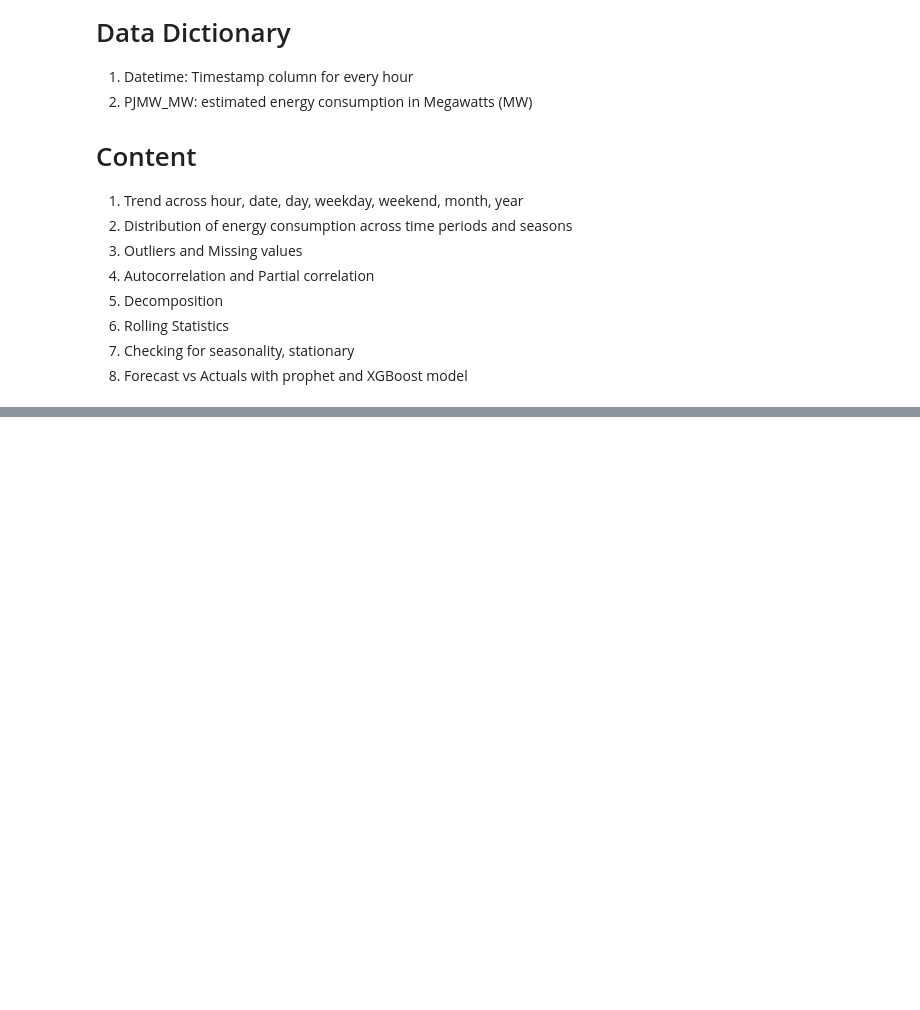
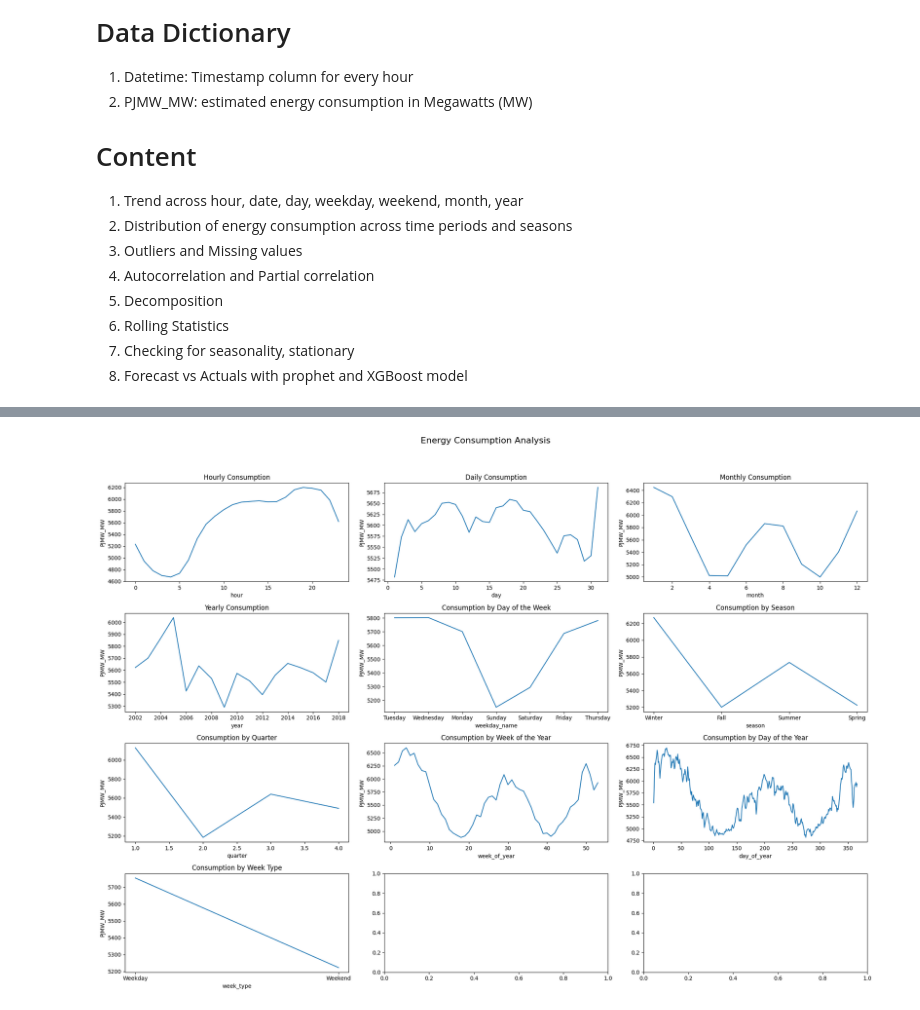
Before and after one commit to BenRoshan100/Power-Consumption-Forecasting, a Jupyter notebook: power_forecasting_eda.ipynb, the cells around one changed output, grey strips where cells are left out. Cells and saved outputs as stored; diff of their text form; code cells hidden in the pictures; blank space fills up the shorter version.

```diff
--- a/power_forecasting_eda.ipynb
+++ b/power_forecasting_eda.ipynb
@@ -57,11 +52 @@ memory usage: 142.5+ MB
-# %%
-columns_to_convert=['Global_active_power',
-    'Global_reactive_power',
-    'Voltage',
-    'Global_intensity',
-    'Sub_metering_1',
-    'Sub_metering_2']
-
-for column in columns_to_convert:
-    power_forecasting[column] = pd.to_numeric(power_forecasting[column],errors='coerce')
 # %%
@@ -139,0 +92,50 @@ plt.show()
+# %%
+fig, axes = plt.subplots(nrows=4, ncols=3, figsize=(20, 15))
+fig.suptitle('Energy Consumption Analysis', fontsize=16)
+
+
+# Hourly consumption
+sns.lineplot(ax=axes[0, 0], data=power_forecasting, x='hour', y='PJMW_MW', ci=None)
+axes[0, 0].set_title('Hourly Consumption')
+
+# Daily consumption
+sns.lineplot(ax=axes[0, 1], data=power_forecasting, x='day', y='PJMW_MW', ci=None)
+axes[0, 1].set_title('Daily Consumption')
+
+# Monthly consumption
+sns.lineplot(ax=axes[0, 2], data=power_forecasting, x='month', y='PJMW_MW', ci=None)
+axes[0, 2].set_title('Monthly Consumption')
+
+# Yearly consumption
+sns.lineplot(ax=axes[1, 0], data=power_forecasting, x='year', y='PJMW_MW', ci=None)
+axes[1, 0].set_title('Yearly Consumption')
+
+# Consumption by day of the week
+sns.lineplot(ax=axes[1, 1], data=power_forecasting, x='weekday_name', y='PJMW_MW', ci=None)
+axes[1, 1].set_title('Consumption by Day of the Week')
+
+# Consumption by season
+sns.lineplot(ax=axes[1, 2], data=power_forecasting, x='season', y='PJMW_MW', ci=None)
+axes[1, 2].set_title('Consumption by Season')
+
+# Consumption by quarter
+sns.lineplot(ax=axes[2, 0], data=power_forecasting, x='quarter', y='PJMW_MW', ci=None)
+axes[2, 0].set_title('Consumption by Quarter')
+
+# Consumption by week of the year
+sns.lineplot(ax=axes[2, 1], data=power_forecasting, x='week_of_year', y='PJMW_MW', ci=None)
+axes[2, 1].set_title('Consumption by Week of the Year')
+
+# Consumption by day of the year
+sns.lineplot(ax=axes[2, 2], data=power_forecasting, x='day_of_year', y='PJMW_MW', ci=None)
+axes[2, 2].set_title('Consumption by Day of the Year')
+
+# Consumption by week type (weekday/weekend)
+sns.lineplot(ax=axes[3, 0], data=power_forecasting, x='week_type', y='PJMW_MW', ci=None)
+axes[3, 0].set_title('Consumption by Week Type')
+
+# Adjust layout
+plt.tight_layout(rect=[0, 0.03, 1, 0.95])
+plt.show()
+# %% [output]
+[figure, added]
```
Also changed, not shown: parts of 7 cells of this notebook.
